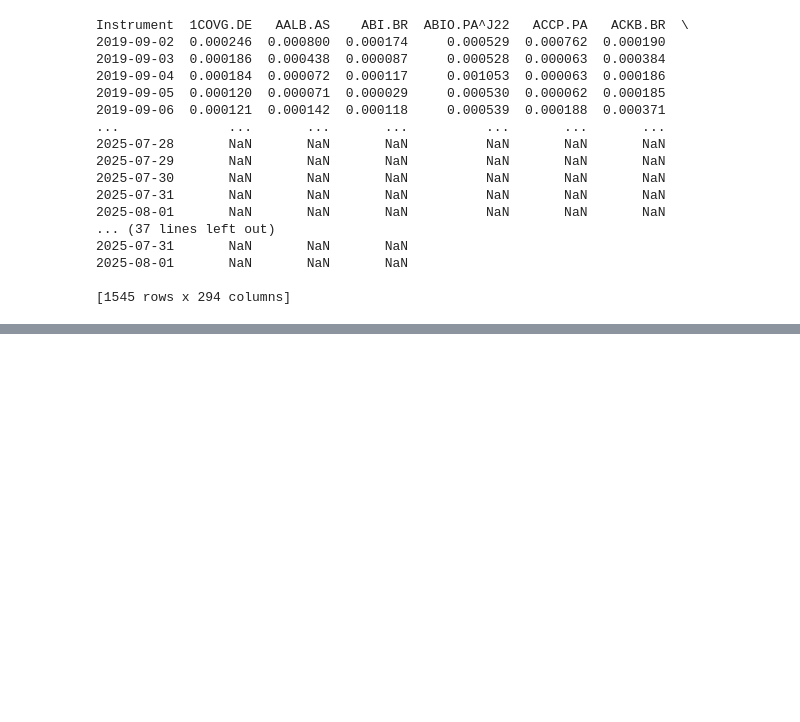
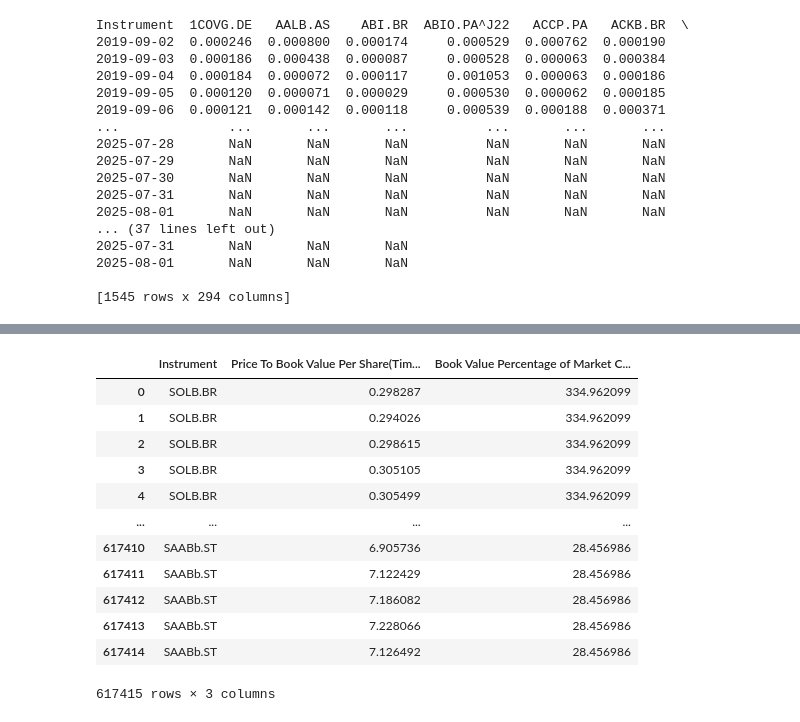
Before and after one commit to chalakorn49265/Statistical-Arbitrage-Group9, a Jupyter notebook: hw2/hw2.ipynb, the cells around one changed output, grey strips where cells are left out. Drawn from its saved outputs; the diff is of its cells as text; code cells hidden in the pictures; blank space fills up the shorter version.

```diff
--- a/hw2/hw2.ipynb
+++ b/hw2/hw2.ipynb
@@ -6,7 +6,7 @@ import numpy as np
 
 ld.open_session(app_key="ff25e00926b145099c655332d969c9762ed6ff7b")
 
-pkl_path = 'hw2/all_data_p2.pkl'
+pkl_path = 'all_data_p2.pkl'
 
 with open(pkl_path, 'rb') as f:
 	alldata = pickle.load(f)
@@ -215,0 +237,21 @@ Instrument  1COVG.DE   AALB.AS    ABI.BR  ABIO.PA^J22   ACCP.PA   ACKB.BR  \
+# %%
+unique_stocks = merged_data['RIC'].unique()
+n = len(unique_stocks)
+
+fields = ['TR.H.PriceToBVPerShare(SDate=2019-09-01,Frq=D, EDate=2025-08-01)',
+		'TR.F.BookValuePctMktCap(SDate=2019-09-01,Frq=D, EDate=2025-08-01)']
+
+# Download one stock at a time and print progress after each
+results = []
+for i, ric in enumerate(unique_stocks, start=1):
+	try:
+		df = ld.get_data(universe=[ric], fields=fields)
+		rows = 0 if df is None else len(df)
+		if df is not None and not df.empty:
+			results.append(df)
+		print(f"{i}/{n} done: {ric} ({rows} rows)")
+	except Exception as e:
+		print(f"{i}/{n} error: {ric} | {e}")
+
+stock_data = pd.concat(results, ignore_index=True) if results else pd.DataFrame()
+print(f"Completed. Combined shape: {stock_data.shape}")
@@ -215,0 +347,16 @@ Instrument  1COVG.DE   AALB.AS    ABI.BR  ABIO.PA^J22   ACCP.PA   ACKB.BR  \
+# %%
+stock_data
+# %% [output]
+|  | Instrument | Price To Book Value Per Share(Tim... | Book Value Percentage of Market C... |
+| 0 | SOLB.BR | 0.298287 | 334.962099 |
+| 1 | SOLB.BR | 0.294026 | 334.962099 |
+| 2 | SOLB.BR | 0.298615 | 334.962099 |
+| 3 | SOLB.BR | 0.305105 | 334.962099 |
+| 4 | SOLB.BR | 0.305499 | 334.962099 |
+| ... | ... | ... | ... |
+| 617410 | SAABb.ST | 6.905736 | 28.456986 |
+| 617411 | SAABb.ST | 7.122429 | 28.456986 |
+| 617412 | SAABb.ST | 7.186082 | 28.456986 |
+| 617413 | SAABb.ST | 7.228066 | 28.456986 |
+| 617414 | SAABb.ST | 7.126492 | 28.456986 |
+617415 rows × 3 columns
```
Also changed, not shown: parts of 7 cells of this notebook, 1 other file.
